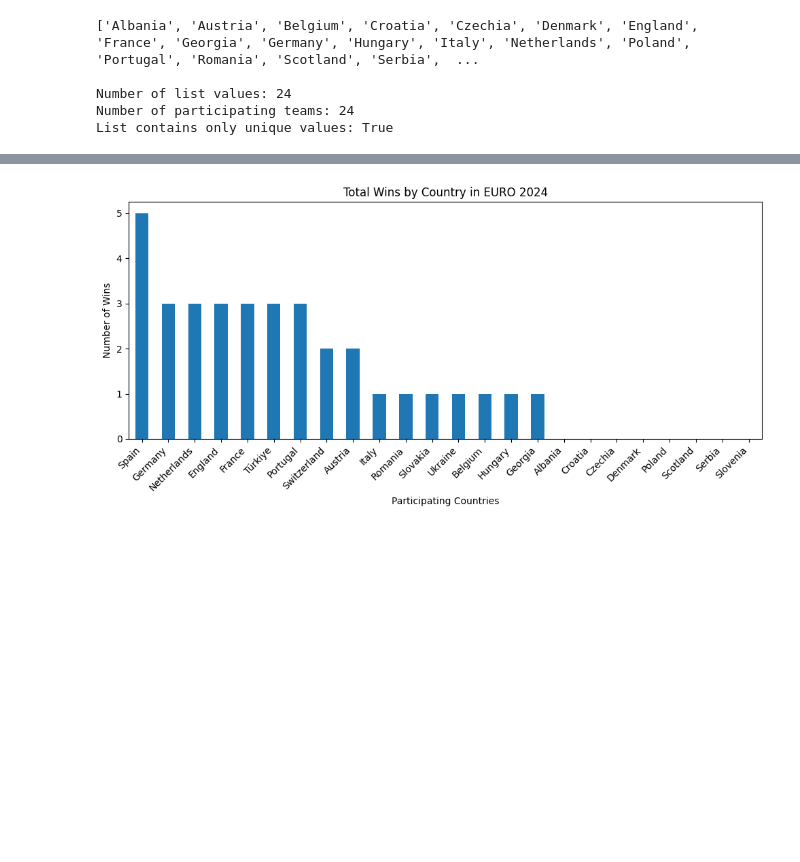
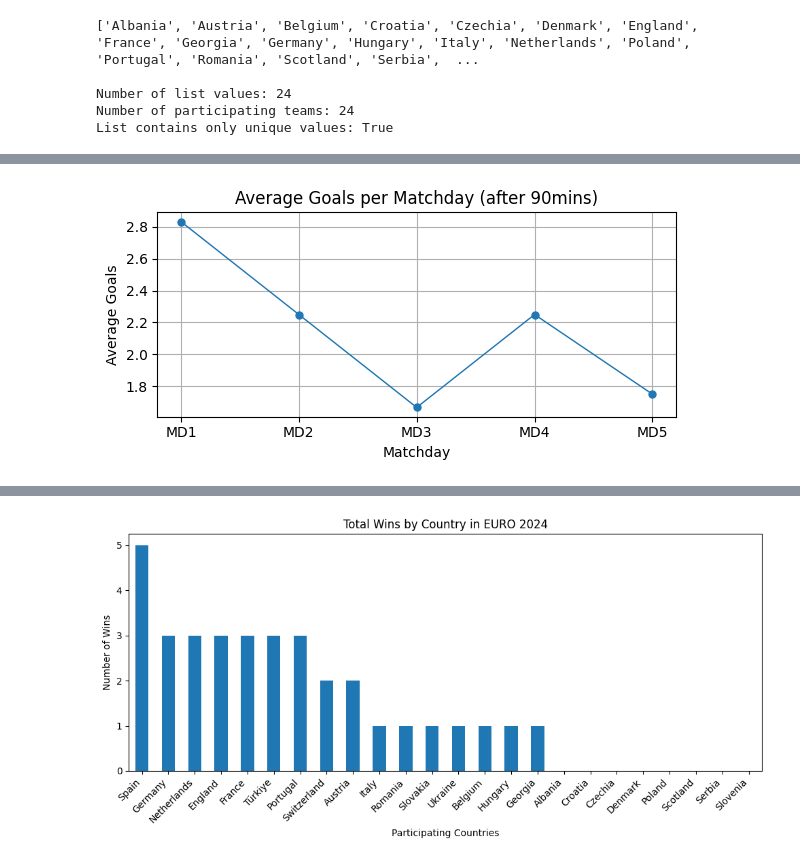
Before and after one commit to markuslangus/euro2024-data-project, a Jupyter notebook: eda.ipynb, the cells around one changed output, grey strips where cells are left out. Cells and saved outputs as stored; diff of their text form; code cells hidden in the pictures; blank space fills up the shorter version.

Commit message:
Added Average Score per Game Analysis

```diff
--- a/eda.ipynb
+++ b/eda.ipynb
@@ -154,0 +157,2 @@ List contains only unique values: True
+# %%
+df_finished["goals_after_90mins"] = df_finished["home_score"] + df_finished["away_score"]
@@ -154,0 +165,4 @@ List contains only unique values: True
+# %%
+# Group by matchday and taking the mean of total goals after 90mins
+avg_goals_per_matchday = df_finished.groupby('matchday_name')['goals_after_90mins'].mean()
+avg_goals_per_matchday
@@ -154,0 +177,14 @@ List contains only unique values: True
+# %%
+plt.figure(figsize=(6, 3))  # figsize=(Breite, Höhe) in Zoll
+
+avg_goals_per_matchday.plot(kind="line", marker='o', linewidth=1, markersize=5, color='#1f77b4')
+plt.title("Average Goals per Matchday (after 90mins)")
+plt.xlabel("Matchday")
+plt.ylabel("Average Goals")
+
+plt.xticks(range(len(avg_goals_per_matchday)))
+plt.grid(True)
+plt.tight_layout()
+plt.show()
+# %% [output]
+[figure, added]
```
Also changed, not shown: parts of 6 cells of this notebook.
